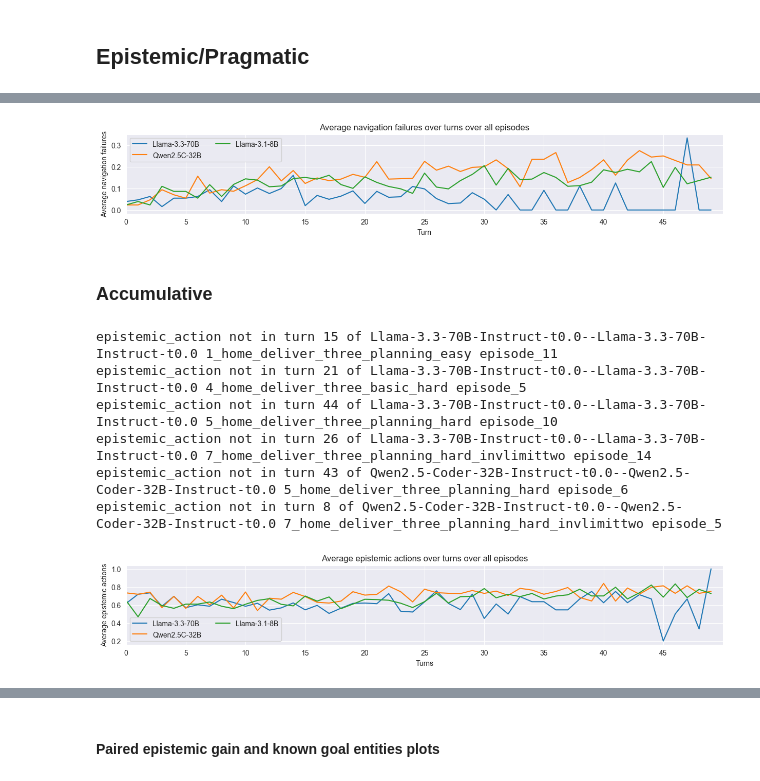
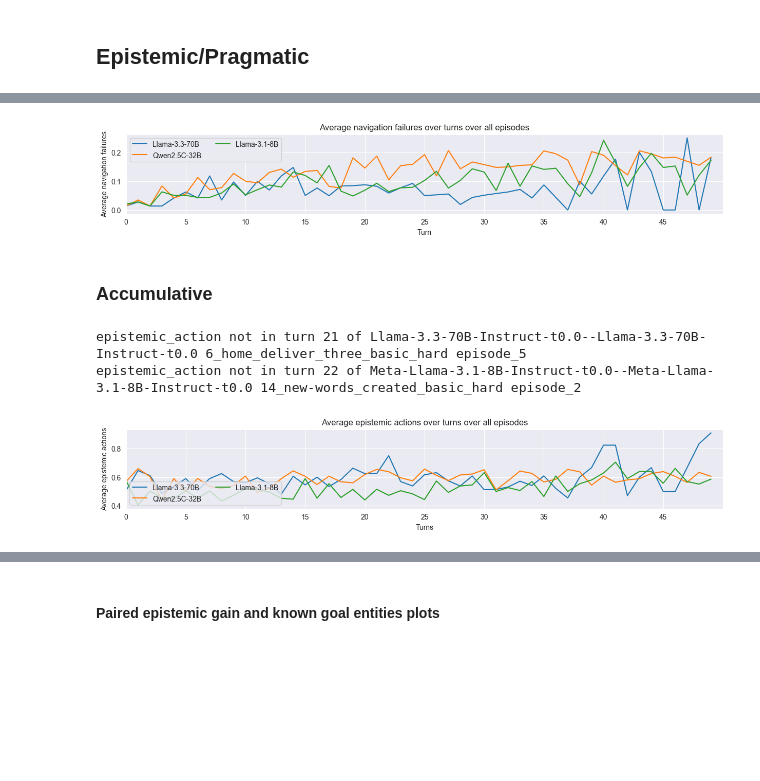
Before and after one commit to jmccardle/AdventureClemGame, a Jupyter notebook: adventuregame_eval_2_2.ipynb, the cells around one changed output, grey strips where cells are left out. Cells and saved outputs as stored; diff of their text form; code cells hidden in the pictures; blank space fills up the shorter version.

```diff
--- a/adventuregame_eval_2_2.ipynb
+++ b/adventuregame_eval_2_2.ipynb
@@ -1543,21 +1432,0 @@ avg_last_ten_0
-# %%
-# get episodes/plan viability progression for one model
-model_id = "Qwen2.5-Coder-32B-Instruct-t0.0--Qwen2.5-Coder-32B-Instruct-t0.0"
-variant = "1_home_deliver_three_planning_easy"
-episodes = [f"episode_{number}" for number in range(0,16)]
-
-list_of_progress_lists = list()
-
-for episode in episodes:
-    plan_viability_progress_list = get_exploration_progress_list(model_id, variant, episode, "plan_command_success_ratio")
-    list_of_progress_lists.append(plan_viability_progress_list)
-
-last_ten = [ep_list[-10:] for ep_list in list_of_progress_lists]
-
-avg_last_ten_1 = list()
-
-for turn_idx in range(10):
-    turn_sum = sum([turn[turn_idx] for turn in last_ten])
-    avg_last_ten_1.append(turn_sum / 16)
-
-avg_last_ten_1
@@ -2076,7 +1705,19 @@ plt.show()
 # %%
-variants = ["0_home_deliver_three_basic_easy", "1_home_deliver_three_planning_easy", "2_home_deliver_three_basic_easy_invlimittwo",
-            "3_home_deliver_three_planning_easy_invlimittwo", "4_home_deliver_three_basic_hard", "5_home_deliver_three_planning_hard",
-            "6_home_deliver_three_basic_hard_invlimittwo", "7_home_deliver_three_planning_hard_invlimittwo"]
+variants = ["0_home_deliver_three_basic_easy",
+"1_home_deliver_three_basic_preexplore_easy",
+# "2_home_deliver_three_planning_easy",
+# "3_home_deliver_three_planning_preexplore_easy",
+"4_home_deliver_three_basic_easy_invlimittwo",
+# "5_home_deliver_three_planning_easy_invlimittwo",
+"6_home_deliver_three_basic_hard",
+"7_home_deliver_three_basic_preexplore_hard",
+# "8_home_deliver_three_planning_hard",
+# "9_home_deliver_three_planning_preexplore_hard",
+"10_home_deliver_three_basic_hard_invlimittwo",
+# "11_home_deliver_three_planning_hard_invlimittwo",
+"12_new-words_home-delivery_easy_basic_easy",
+"13_new-words_home-delivery_medium_basic_medium",
+"14_new-words_created_basic_hard"]
 
 fig, ax = plt.subplots(figsize=(15, 2))
 
@@ -2104,7 +1745,7 @@ fig.savefig("results/top_models_nav_fail_all.png")
 
 plt.show()
 # %% [output]
-[figure, old version]
+[figure, new version]
 # %%
 def get_min_turns_score(model_id: str, variants: list, score: str):
     episodes = [f"episode_{number}" for number in range(0,16)]
@@ -2215,42 +1884,50 @@ variants = ["1_home_deliver_three_planning_easy"]
 
 # get_avg_turns_score_acc("o3-mini-2025-01-31-t0.0--o3-mini-2025-01-31-t0.0", variants, "epistemic_action")
 # %%
-variants = ["0_home_deliver_three_basic_easy", "1_home_deliver_three_planning_easy", "2_home_deliver_three_basic_easy_invlimittwo",
-            "3_home_deliver_three_planning_easy_invlimittwo", "4_home_deliver_three_basic_hard", "5_home_deliver_three_planning_hard",
-            "6_home_deliver_three_basic_hard_invlimittwo", "7_home_deliver_three_planning_hard_invlimittwo"]
+variants = ["0_home_deliver_three_basic_easy",
+"1_home_deliver_three_basic_preexplore_easy",
+# "2_home_deliver_three_planning_easy",
+# "3_home_deliver_three_planning_preexplore_easy",
+"4_home_deliver_three_basic_easy_invlimittwo",
+# "5_home_deliver_three_planning_easy_invlimittwo",
+"6_home_deliver_three_basic_hard",
+"7_home_deliver_three_basic_preexplore_hard",
+# "8_home_deliver_three_planning_hard",
+# "9_home_deliver_three_planning_preexplore_hard",
+"10_home_deliver_three_basic_hard_invlimittwo",
+# "11_home_deliver_three_planning_hard_invlimittwo",
+"12_new-words_home-delivery_easy_basic_easy",
+"13_new-words_home-delivery_medium_basic_medium",
+"14_new-words_created_basic_hard"]
 
 fig, ax = plt.subplots(figsize=(15, 2))
 
 metric = "epistemic_action"
 
 # ax.plot(get_avg_turns_score("o3-mini-2025-01-31-t0.0--o3-mini-2025-01-31-t0.0", variants, metric), label="o3-mini")
 # ax.plot(get_avg_turns_score("claude-3-5-sonnet-20241022-t0.0--claude-3-5-sonnet-20241022-t0.0", variants, metric), label="Claude3.5")
 ax.plot(get_avg_turns_score("Llama-3.3-70B-Instruct-t0.0--Llama-3.3-70B-Instruct-t0.0", variants, metric), label="Llama-3.3-70B")
 ax.plot(get_avg_turns_score("Qwen2.5-Coder-32B-Instruct-t0.0--Qwen2.5-Coder-32B-Instruct-t0.0", variants, metric), label="Qwen2.5C-32B")
 ax.plot(get_avg_turns_score("Meta-Llama-3.1-8B-Instruct-t0.0--Meta-Llama-3.1-8B-Instruct-t0.0", variants, metric), label="Llama-3.1-8B")
 
 metric_name = "epistemic actions"
 
 ax.set(xlabel='Turns', ylabel=f'Average {metric_name}',
        title=f'Average {metric_name} over turns over all episodes')
 # ax.grid()
 
 plt.xlim([0,50])
 plt.xticks(np.arange(0, 50, step=5))
 
 # plt.legend()
 plt.legend(loc="lower left", ncols=2)
 
 fig.savefig("results/top_models_epistemic_actions_all.pdf", format="pdf", bbox_inches="tight")
 fig.savefig("results/top_models_epistemic_actions_all.png")
 
 plt.show()
 # %% [output]
-epistemic_action not in turn 15 of Llama-3.3-70B-Instruct-t0.0--Llama-3.3-70B-Instruct-t0.0 1_home_deliver_three_planning_easy episode_11
-epistemic_action not in turn 21 of Llama-3.3-70B-Instruct-t0.0--Llama-3.3-70B-Instruct-t0.0 4_home_deliver_three_basic_hard episode_5
-epistemic_action not in turn 44 of Llama-3.3-70B-Instruct-t0.0--Llama-3.3-70B-Instruct-t0.0 5_home_deliver_three_planning_hard episode_10
-epistemic_action not in turn 26 of Llama-3.3-70B-Instruct-t0.0--Llama-3.3-70B-Instruct-t0.0 7_home_deliver_three_planning_hard_invlimittwo episode_14
-epistemic_action not in turn 43 of Qwen2.5-Coder-32B-Instruct-t0.0--Qwen2.5-Coder-32B-Instruct-t0.0 5_home_deliver_three_planning_hard episode_6
-epistemic_action not in turn 8 of Qwen2.5-Coder-32B-Instruct-t0.0--Qwen2.5-Coder-32B-Instruct-t0.0 7_home_deliver_three_planning_hard_invlimittwo episode_5
+epistemic_action not in turn 21 of Llama-3.3-70B-Instruct-t0.0--Llama-3.3-70B-Instruct-t0.0 6_home_deliver_three_basic_hard episode_5
+epistemic_action not in turn 22 of Meta-Llama-3.1-8B-Instruct-t0.0--Meta-Llama-3.1-8B-Instruct-t0.0 14_new-words_created_basic_hard episode_2
-[figure, old version]
+[figure, new version]
 # %%
```
Also changed, not shown: parts of 107 cells of this notebook.
